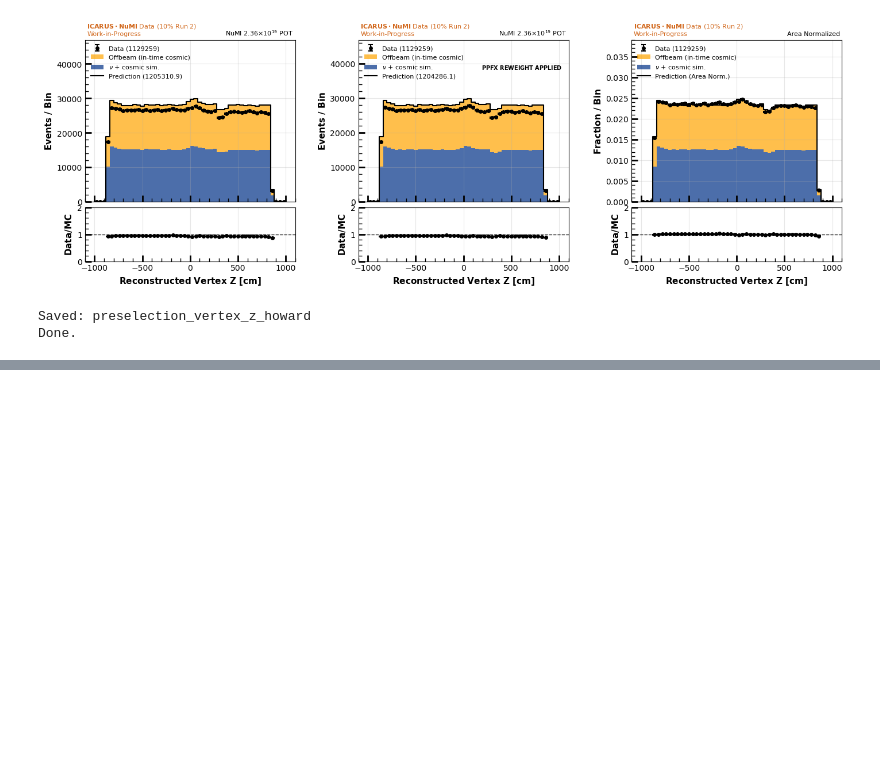
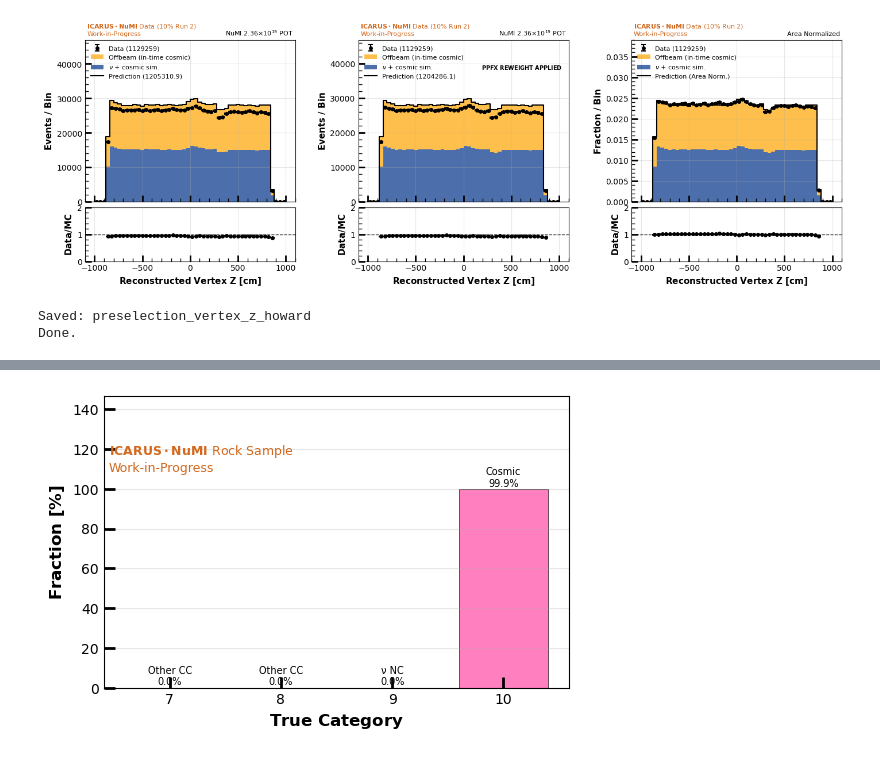
Before and after one commit to rvizarreta/ICARUS-NuMI-CC0pi-Selection, a Jupyter notebook: spineplot/myAnalysis/1muNp0pi_Nge1_uncontained/preselection/Preselection.ipynb, the cells around one changed output, grey strips where cells are left out. Saved outputs shown, nothing was run; the diff lists cells and outputs as text; code cells hidden in the pictures; blank space fills up the shorter version.

Commit message:
adding rock

```diff
--- a/spineplot/myAnalysis/1muNp0pi_Nge1_uncontained/preselection/Preselection.ipynb
+++ b/spineplot/myAnalysis/1muNp0pi_Nge1_uncontained/preselection/Preselection.ipynb
@@ -269,0 +850,94 @@ Done.
+# %%
+import uproot
+import numpy as np
+import matplotlib.pyplot as plt
+import os
+
+DATA_FILE = "/Users/rvizarreta/Library/CloudStorage/GoogleDrive-rvizarreta14@gmail.com/My Drive/🏛 PhD Repository/🚀 Research/🤖 Experiments&Projects/ICARUS/ICARUS_CC0pi_Selection/data/1muNp0pi_Nge1_uncontained.root"
+
+OUTPUT_DIR = "/Users/rvizarreta/Library/CloudStorage/GoogleDrive-rvizarreta14@gmail.com/My Drive/🏛 PhD Repository/🚀 Research/🤖 Experiments&Projects/ICARUS/ICARUS_CC0pi_Selection/ICARUS-NuMI-CC0pi-Selection/spineplot/myAnalysis/1muNp0pi_Nge1_uncontained/preselection"
+
+CATEGORY_LABELS = {
+    0:  "Signal (QE)",
+    1:  "Signal (QE)",
+    2:  "OOFV",
+    3:  "Signal (RES)",
+    4:  "Signal (other)",
+    5:  "OOFV",
+    6:  "Other CC",
+    7:  "Other CC",
+    8:  "Other CC",
+    9:  "ν NC",
+    10: "Cosmic",
+}
+
+CATEGORY_COLORS = {
+    0:  "#003087",
+    1:  "#003087",
+    2:  "#2E8B57",
+    3:  "#003087",
+    4:  "#003087",
+    5:  "#2E8B57",
+    6:  "#FFD100",
+    7:  "#FFD100",
+    8:  "#FFD100",
+    9:  "#CC0000",
+    10: "#FF69B4",
+}
+
+f = uproot.open(DATA_FILE)
+rock = f["events/rock/preselection"].arrays(library="pd")
+
+cats = rock["true_category"].value_counts().sort_index()
+total = cats.sum()
+
+print("Rock preselection true_category breakdown:")
+print(f"{'Category':>10} {'Label':>20} {'Count':>10} {'Fraction':>10}")
+print("-" * 55)
+for cat, count in cats.items():
+    label = CATEGORY_LABELS.get(int(cat), f"Unknown ({cat})")
+    print(f"{cat:>10.0f} {label:>20} {count:>10} {count/total:>10.2%}")
+print(f"{'TOTAL':>10} {'':>20} {total:>10}")
+
+# Plot
+fig, ax = plt.subplots(figsize=(6, 4))
+fig.subplots_adjust(bottom=0.15)
+
+bars = ax.bar(
+    [str(int(c)) for c in cats.index],
+    cats.values / total * 100,
+    color=[CATEGORY_COLORS.get(int(c), "grey") for c in cats.index],
+    alpha=0.85, edgecolor='black', linewidth=0.5
+)
+
+for bar, (cat, count) in zip(bars, cats.items()):
+    label = CATEGORY_LABELS.get(int(cat), f"?")
+    ax.text(bar.get_x() + bar.get_width()/2,
+            bar.get_height() + 0.3,
+            f"{label}\n{count/total:.1%}",
+            ha='center', va='bottom', fontsize=7, fontfamily='sans-serif')
+
+ax.set_xlabel(r"$\mathbf{True\ Category}$", fontsize=12)
+ax.set_ylabel(r"$\mathbf{Fraction\ [\%]}$", fontsize=12)
+ax.tick_params(axis='both', which='major', labelsize=10, size=8, width=2, direction='in')
+ax.grid(True, alpha=0.3, axis='y')
+
+yrange = ax.get_ylim()
+xrange = ax.get_xlim()
+usey = yrange[1] + 0.02 * (yrange[1] - yrange[0])
+usex = xrange[0] + 0.01 * (xrange[1] - xrange[0])
+ax.text(usex, usey,
+        r'$\bf{ICARUS \cdot NuMI}$' + ' Rock Sample\nWork-in-Progress',
+        fontsize=9, color="chocolate",
+        verticalalignment="bottom", fontfamily="sans-serif")
+
+ax.set_ylim(0, ax.get_ylim()[1] * 1.4)
+
+os.makedirs(os.path.join(OUTPUT_DIR, "pdf"),  exist_ok=True)
+os.makedirs(os.path.join(OUTPUT_DIR, "jpeg"), exist_ok=True)
+fig.savefig(os.path.join(OUTPUT_DIR, "pdf/rock_category_breakdown.pdf"),   bbox_inches="tight", dpi=300)
+fig.savefig(os.path.join(OUTPUT_DIR, "jpeg/rock_category_breakdown.jpeg"), bbox_inches="tight", dpi=300)
+plt.show()
+plt.close(fig)
+print("Saved: rock_category_breakdown")
+# %% [output]
@@ -269,0 +952 @@ Done.
+[figure, added]
```
Also changed, not shown: parts of 3 cells of this notebook, 4 other files.
